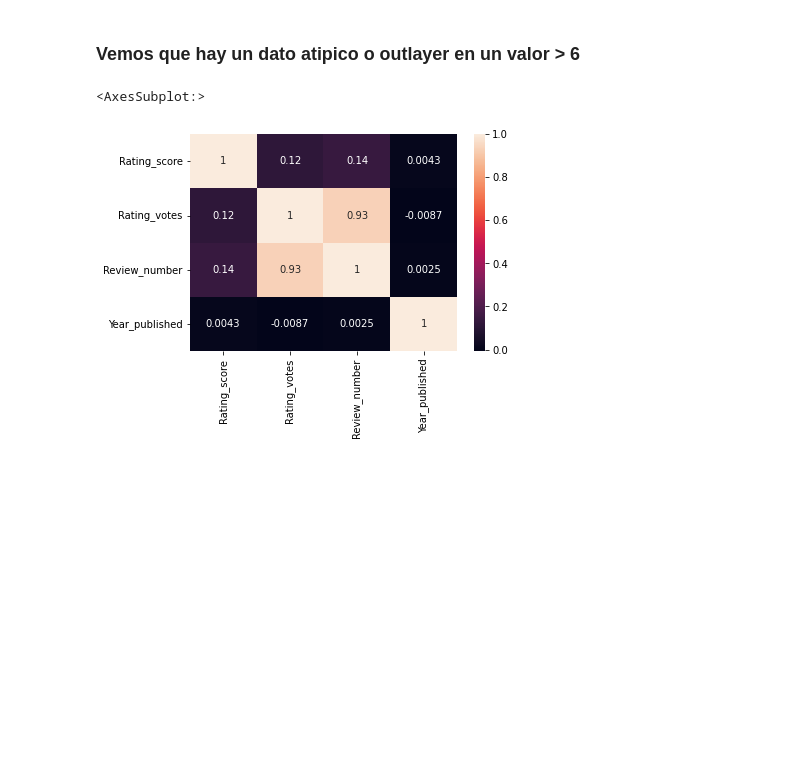
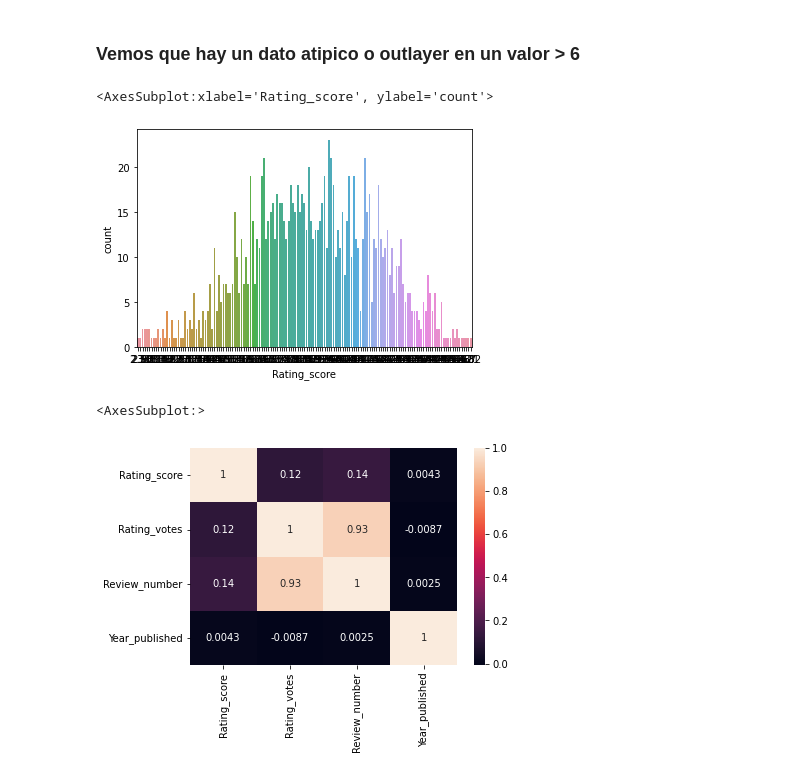
Before and after one commit to Factoria-F5-AI-Bootcamp-1-Edicion/cyberpunk_dataset, a Jupyter notebook: Plantilla.ipynb, the cells around one changed output. Drawn from its saved outputs; the diff is of its cells as text; code cells hidden in the pictures; blank space fills up the shorter version.

```diff
--- a/Plantilla.ipynb
+++ b/Plantilla.ipynb
@@ -148,7 +161,10 @@ sns.catplot(x ="Rating_votes",  data = datos)
 # %% [markdown]
 ### Vemos que hay un dato atipico o outlayer en un valor > 6
 # %%
-# hhhhhhhhhhhhh
+sns.countplot(x='Rating_score', data=datos)
+# %% [output]
+<AxesSubplot:xlabel='Rating_score', ylabel='count'>
+[figure, added]
 # %%
 sns.heatmap(datos.corr(), annot=True)
 # %% [output]
```
Also changed, not shown: parts of 3 cells of this notebook.
